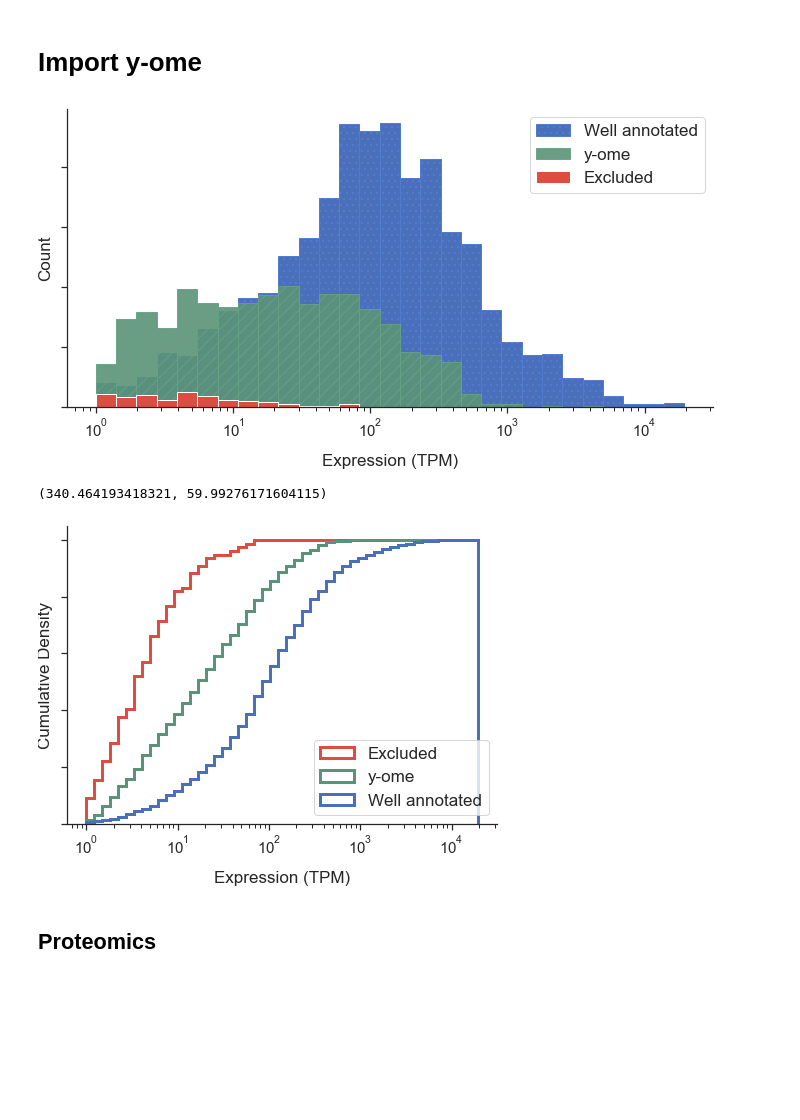
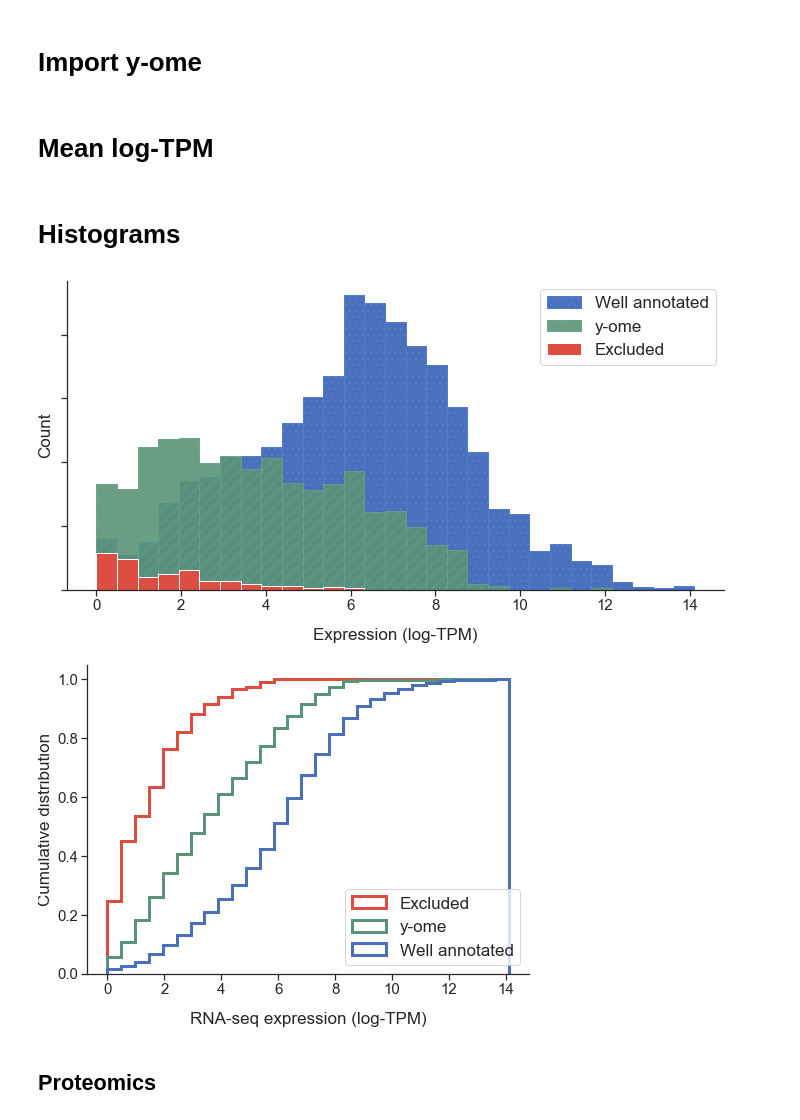
Before and after one commit to zakandrewking/y-ome, a Jupyter notebook: notebooks/18..01.22 RNA-seq Compendium.ipynb, the cells around one changed output. Cells and saved outputs as stored; diff of their text form; code cells hidden in the pictures; blank space fills up the shorter version.

Commit message:
Mean after log for expression & proteomics

```diff
--- a/notebooks/18..01.22 RNA-seq Compendium.ipynb
+++ b/notebooks/18..01.22 RNA-seq Compendium.ipynb
@@ -64,20 +61,26 @@ y_ome_genes = to_df(
     .join(Knowledgebase)
     .filter(Knowledgebase.name == 'y-ome')
 ).rename(columns={'locus_id': 'locus_tag'})
+# %% [markdown]
+# Mean log-TPM
+# %%
+# get mean log-TPM
+tpm_log_mean = pd.DataFrame({'mean_log_tpm': tpm_log.T.mean()})
 # %%
 # Merge the RNA-seq data with the y-ome
-tpm_yome = pd.merge(tpm_mean.reset_index(), y_ome_genes, how='inner')
+tpm_log_yome = pd.merge(tpm_log_mean.reset_index(), y_ome_genes, how='inner')
+# %% [markdown]
+# Histograms
 # %%
-MAX = tpm_yome.mean_tpm.max()
-bins = 10 ** np.linspace(0, np.log10(MAX), 30)
+bins=np.linspace(0, tpm_log_yome.mean_log_tpm.max(), 30)
 
 fig, ax = plt.subplots(ncols=1, figsize=(10, 5))
 fig.tight_layout()
 fig.subplots_adjust(wspace=0.3)
-high = tpm_yome[tpm_yome.annotation_quality == 'high'].mean_tpm
-low = tpm_yome[tpm_yome.annotation_quality == 'low'].mean_tpm
-excluded = tpm_yome[tpm_yome.annotation_quality == 'excluded'].mean_tpm
-ax.set_xscale('log')
+high = tpm_log_yome[tpm_log_yome.annotation_quality == 'high'].mean_log_tpm
+low = tpm_log_yome[tpm_log_yome.annotation_quality == 'low'].mean_log_tpm
+excluded = tpm_log_yome[tpm_log_yome.annotation_quality == 'excluded'].mean_log_tpm
+# ax.set_xscale('log')
 ax.hist(
     high,
     bins=bins,
@@ -110,7 +113,7 @@ ax.hist(
 #     alpha=0.7,
 )
 ax.set_ylabel('Count')
-ax.set_xlabel('Expression (TPM)', labelpad=15)
+ax.set_xlabel('Expression (log-TPM)', labelpad=15)
 # hide top and right axes
 ax.spines['right'].set_visible(False)
 ax.spines['top'].set_visible(False)
@@ -122,23 +125,18 @@ fig.set_facecolor('white')
 # fig.savefig('/Users/zaking/lab/y-ome/figs/expression.pdf')
 # fig.savefig('/Users/zaking/lab/y-ome/figs/expression.png')
 # %% [output]
-[figure, old version]
+[figure, new version]
-# %%
-high.mean(), low.mean()
-# %% [output]
-(340.464193418321, 59.99276171604115)
 # %%
 # cumulative density plot
-MAX = tpm_yome.mean_tpm.max()
-bins = 10 ** np.linspace(0, np.log10(MAX), 50)
+bins=np.linspace(0, tpm_log_yome.mean_log_tpm.max(), 30)
 
 fig, ax = plt.subplots(ncols=1, figsize=(7, 5))
 fig.tight_layout()
 fig.subplots_adjust(wspace=0.3)
-high = tpm_yome[tpm_yome.annotation_quality == 'high'].mean_tpm
-low = tpm_yome[tpm_yome.annotation_quality == 'low'].mean_tpm
-excluded = tpm_yome[tpm_yome.annotation_quality == 'excluded'].mean_tpm
-ax.set_xscale('log')
+high = tpm_log_yome[tpm_log_yome.annotation_quality == 'high'].mean_log_tpm
+low = tpm_log_yome[tpm_log_yome.annotation_quality == 'low'].mean_log_tpm
+excluded = tpm_log_yome[tpm_log_yome.annotation_quality == 'excluded'].mean_log_tpm
+# ax.set_xscale('log')
 
 # TODO smooth
 # TODO line style in addition to color
@@ -170,37 +168,37 @@ ax.hist(
     color=colors['green'],
 #     edgecolor=scale_color(colors['green'], 1.1),
 #     hatch=hatches_by_number[2],
     label='y-ome',
     linewidth=3,
 #     linestyle='--'
 #     alpha=0.9,
 )
 ax.hist(
     high,
     bins=bins,
     histtype='step',
     cumulative=True,
     density=True,
     color=colors['blue'],
 #     hatch=hatches_by_number[3],
 #     edgecolor=scale_color(colors['blue'], 1.1),
     label='Well annotated',
     linewidth=3,
 )
-ax.set_ylabel('Cumulative Density')
-ax.set_xlabel('Expression (TPM)', labelpad=15)
+ax.set_ylabel('Cumulative distribution')
+ax.set_xlabel('RNA-seq expression (log-TPM)', labelpad=15)
 # hide top and right axes
 ax.spines['right'].set_visible(False)
 ax.spines['top'].set_visible(False)
 ax.yaxis.set_ticks_position('left')
 ax.xaxis.set_ticks_position('bottom')
-ax.yaxis.set_ticklabels([])
+# ax.yaxis.set_ticklabels([])
 plt.legend(loc='lower right')
 fig.set_facecolor('white')
 # fig.savefig('/Users/zaking/lab/y-ome/figs/expression-cumulative.pdf')
 # fig.savefig('/Users/zaking/lab/y-ome/figs/expression-cumulative.png')
 # %% [output]
-[figure, old version]
+[figure, new version]
 # %% [markdown]
 ## Proteomics
 # %%
```
Also changed, not shown: parts of 4 cells of this notebook, 6 other files.
